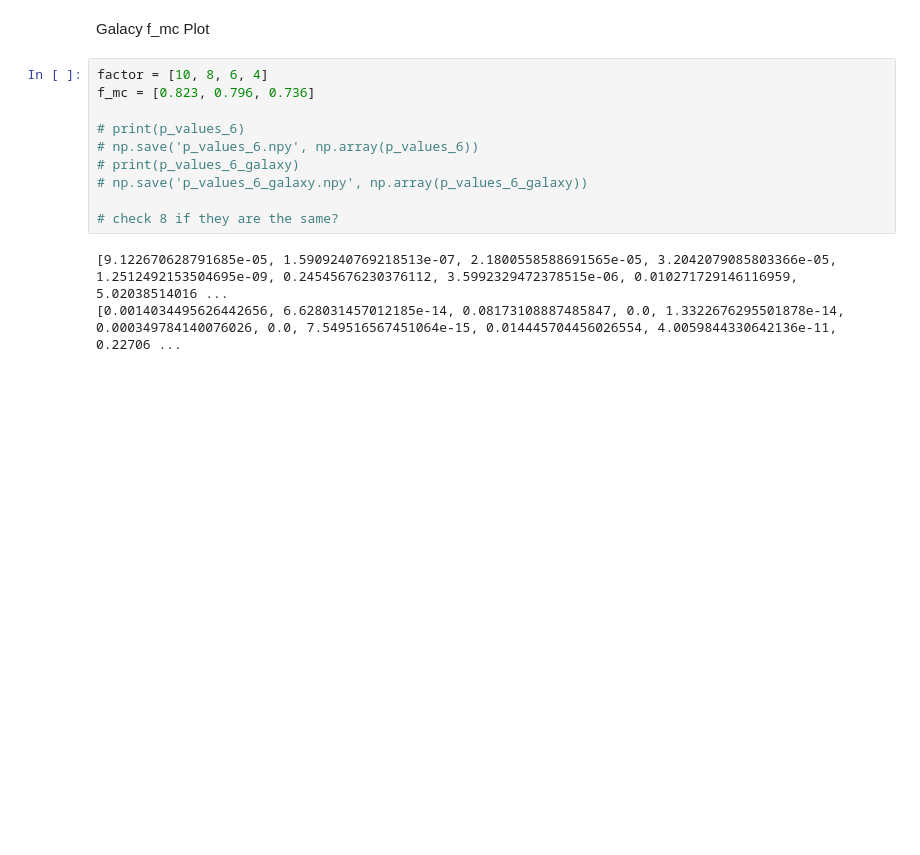
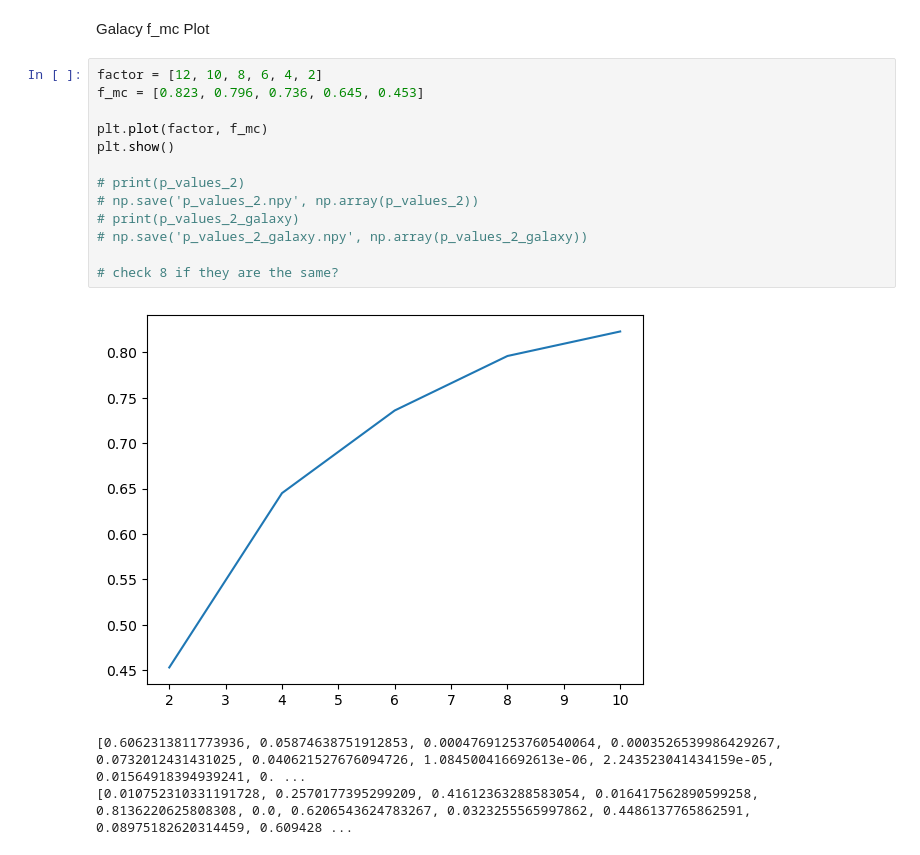
Before and after one commit to HaydenTedrake/HPV_project, a Jupyter notebook: Results/Forecast/foreCraterII+HVS14.ipynb, the cells around one changed output. Cells and saved outputs as stored; diff of their text form; blank space fills up the shorter version.

```diff
--- a/Results/Forecast/foreCraterII+HVS14.ipynb
+++ b/Results/Forecast/foreCraterII+HVS14.ipynb
@@ -272,15 +277,19 @@ count: 736
 # %% [markdown]
 Galacy f_mc Plot
 # %%
-factor = [10, 8, 6, 4]
-f_mc = [0.823, 0.796, 0.736]
+factor = [12, 10, 8, 6, 4, 2]
+f_mc = [0.823, 0.796, 0.736, 0.645, 0.453]
 
-# print(p_values_6)
-# np.save('p_values_6.npy', np.array(p_values_6))
-# print(p_values_6_galaxy)
-# np.save('p_values_6_galaxy.npy', np.array(p_values_6_galaxy))
+plt.plot(factor, f_mc)
+plt.show()
+
+# print(p_values_2)
+# np.save('p_values_2.npy', np.array(p_values_2))
+# print(p_values_2_galaxy)
+# np.save('p_values_2_galaxy.npy', np.array(p_values_2_galaxy))
 
 # check 8 if they are the same?
 # %% [output]
+[figure, added]
-[9.122670628791685e-05, 1.5909240769218513e-07, 2.1800558588691565e-05, 3.2042079085803366e-05, 1.2512492153504695e-09, 0.24545676230376112, 3.5992329472378515e-06, 0.010271729146116959, 5.02038514016 ...
-[0.0014034495626442656, 6.628031457012185e-14, 0.08173108887485847, 0.0, 1.3322676295501878e-14, 0.000349784140076026, 0.0, 7.549516567451064e-15, 0.014445704456026554, 4.0059844330642136e-11, 0.22706 ...
+[0.6062313811773936, 0.05874638751912853, 0.00047691253760540064, 0.0003526539986429267, 0.0732012431431025, 0.040621527676094726, 1.084500416692613e-06, 2.243523041434159e-05, 0.01564918394939241, 0. ...
+[0.010752310331191728, 0.2570177395299209, 0.41612363288583054, 0.016417562890599258, 0.8136220625808308, 0.0, 0.6206543624783267, 0.0323255565997862, 0.4486137765862591, 0.08975182620314459, 0.609428 ...
```
Also changed, not shown: parts of 4 cells of this notebook, 4 other files.
